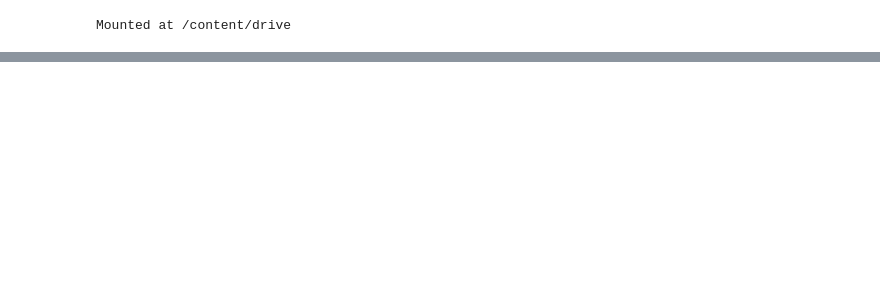
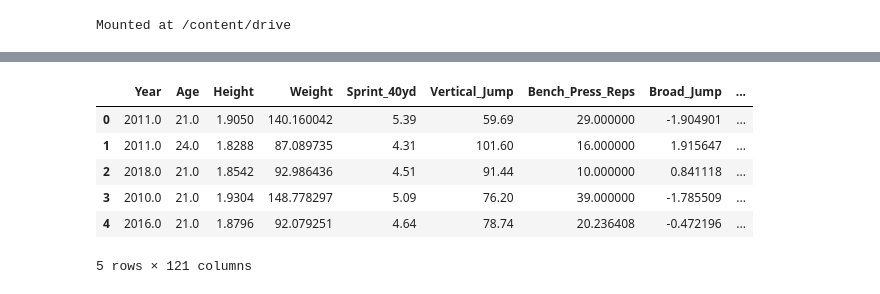
Before and after one commit to Ichin-0419/hp, a Jupyter notebook: competition_2_ipynb_のコピー.ipynb, the cells around one changed output, grey strips where cells are left out. Cells and saved outputs as stored; diff of their text form; code cells hidden in the pictures; blank space fills up the shorter version.

```diff
--- a/competition_2_ipynb_のコピー.ipynb
+++ b/competition_2_ipynb_のコピー.ipynb
@@ -105,0 +141,10 @@ Average Validation AUC: 0.819
+# %%
+train.head()
+# %% [output]
+|  | Year | Age | Height | Weight | Sprint_40yd | Vertical_Jump | Bench_Press_Reps | Broad_Jump | ... |
+| 0 | 2011.0 | 21.0 | 1.9050 | 140.160042 | 5.39 | 59.69 | 29.000000 | -1.904901 | ... |
+| 1 | 2011.0 | 24.0 | 1.8288 | 87.089735 | 4.31 | 101.60 | 16.000000 | 1.915647 | ... |
+| 2 | 2018.0 | 21.0 | 1.8542 | 92.986436 | 4.51 | 91.44 | 10.000000 | 0.841118 | ... |
+| 3 | 2010.0 | 21.0 | 1.9304 | 148.778297 | 5.09 | 76.20 | 39.000000 | -1.785509 | ... |
+| 4 | 2016.0 | 21.0 | 1.8796 | 92.079251 | 4.64 | 78.74 | 20.236408 | -0.472196 | ... |
+5 rows × 121 columns
```
Also changed, not shown: parts of 6 cells of this notebook.
